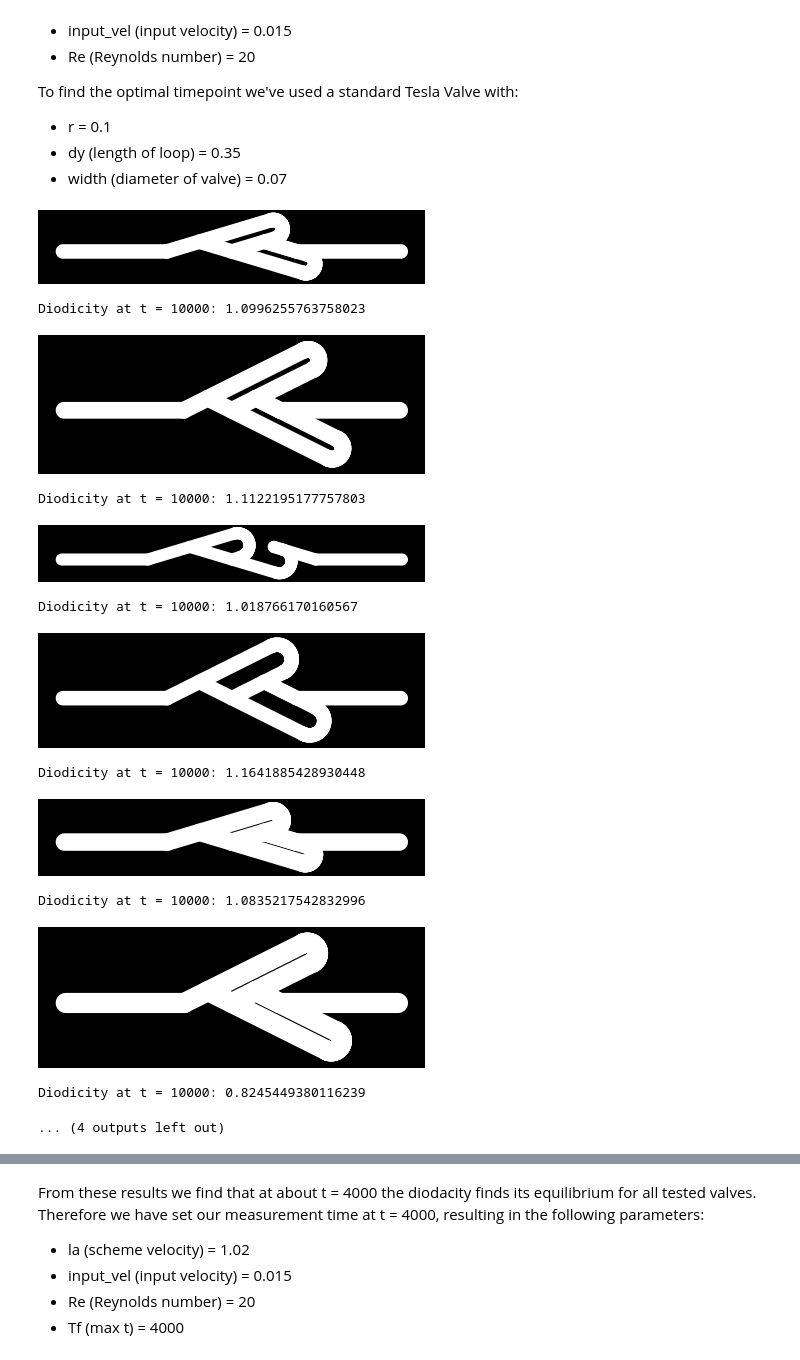
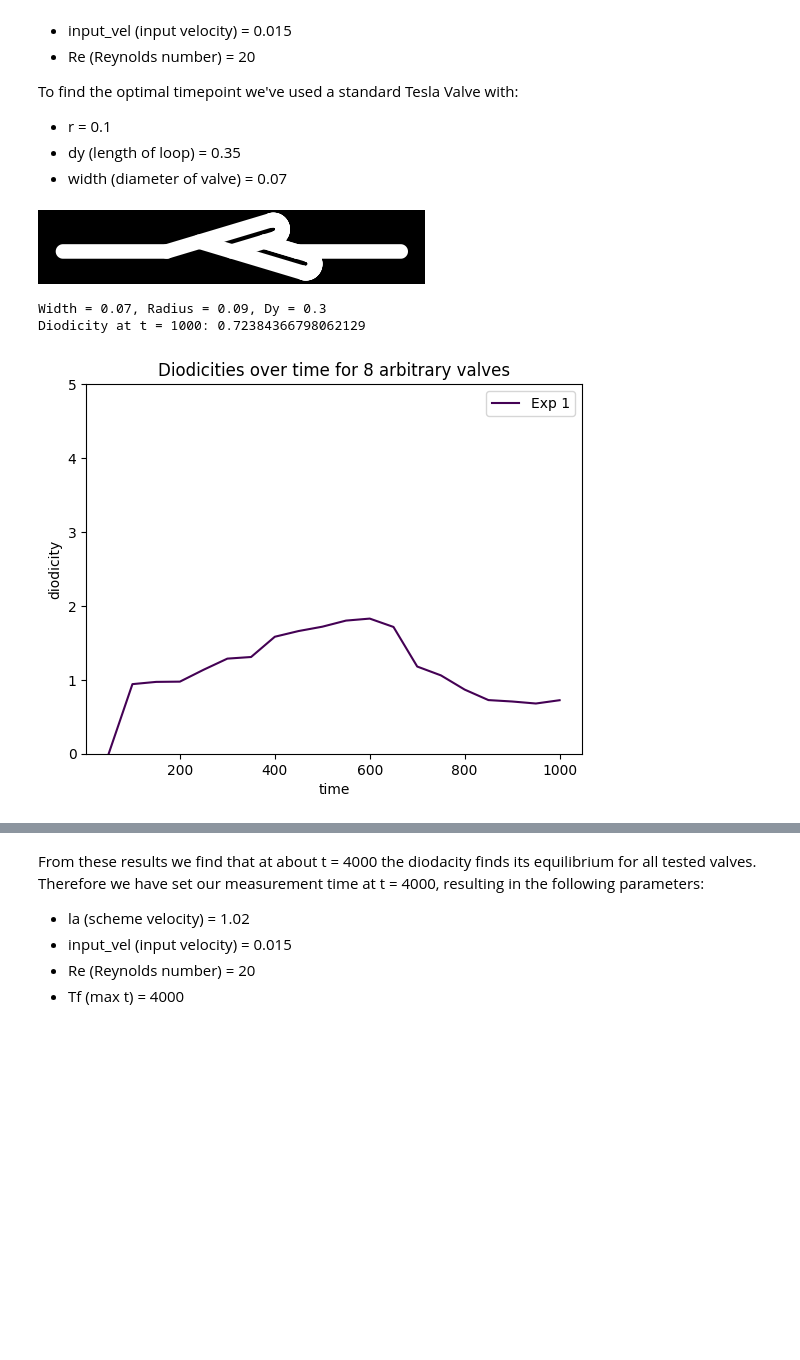
Before and after one commit to KPutti71/project_comp_sci, a Jupyter notebook: experiments.ipynb, the cells around one changed output, grey strips where cells are left out. Cells and saved outputs as stored; diff of their text form; code cells hidden in the pictures; blank space fills up the shorter version.

```diff
--- a/experiments.ipynb
+++ b/experiments.ipynb
@@ -83,38 +90,47 @@ def diodicity_over_time(max_t = 10000, start_t = 0, step = 50):
 
     return diodicities, timepoints
 # %%
-import warnings
-import logging
-
-warnings.filterwarnings("ignore", module="pylbm")
-warnings.filterwarnings("ignore", message=".*FigureCanvasAgg.*")
-logging.getLogger("pylbm").setLevel(logging.ERROR)
-
 widths = [0.07, 0.085]
 radii = [0.09, 0.14]
 dys = [0.30, 0.50]
 
+widths = [0.07]
+radii = [0.09]
+dys = [0.30]
+
 diodicities = []
 timepoints = []
 
+# -------------------------
+# Parameter sweep
+# -------------------------
 for width in widths:
     for radius in radii:
         for dy in dys:
             generate_valve(width, 2, dy, radius, 1)
+            print(f"Width = {width}, Radius = {radius}, Dy = {dy}")
             results = diodicity_over_time()
             diodicities.append(results[0])
             timepoints.append(results[1])
+
+# -------------------------
+# Plot
+# -------------------------
+n = len(diodicities)
+cmap = plt.get_cmap("viridis")
+
+for i, (x, y) in enumerate(zip(timepoints, diodicities)):
+    color = cmap(i / n)  # spread colors evenly
+    plt.plot(x, y, color=color, label=f"Exp {i+1}")
+
+plt.xlabel("time")
+plt.ylabel("diodicity")
+plt.title("Diodicities over time for 8 arbitrary valves")
+plt.ylim((0, 5))
+plt.legend()
+plt.show()
 # %% [output]
 [figure]
-Diodicity at t = 10000: 1.0996255763758023
+Width = 0.07, Radius = 0.09, Dy = 0.3
+Diodicity at t = 1000: 0.72384366798062129
-[figure, old version]
+[figure, new version]
-Diodicity at t = 10000: 1.1122195177757803
-[figure, removed]
-Diodicity at t = 10000: 1.018766170160567
-[figure, removed]
-Diodicity at t = 10000: 1.1641885428930448
-[figure, removed]
-Diodicity at t = 10000: 1.0835217542832996
-[figure, removed]
-Diodicity at t = 10000: 0.8245449380116239
-... (4 outputs left out)
```
Also changed, not shown: parts of 14 cells of this notebook, 2 other files.
